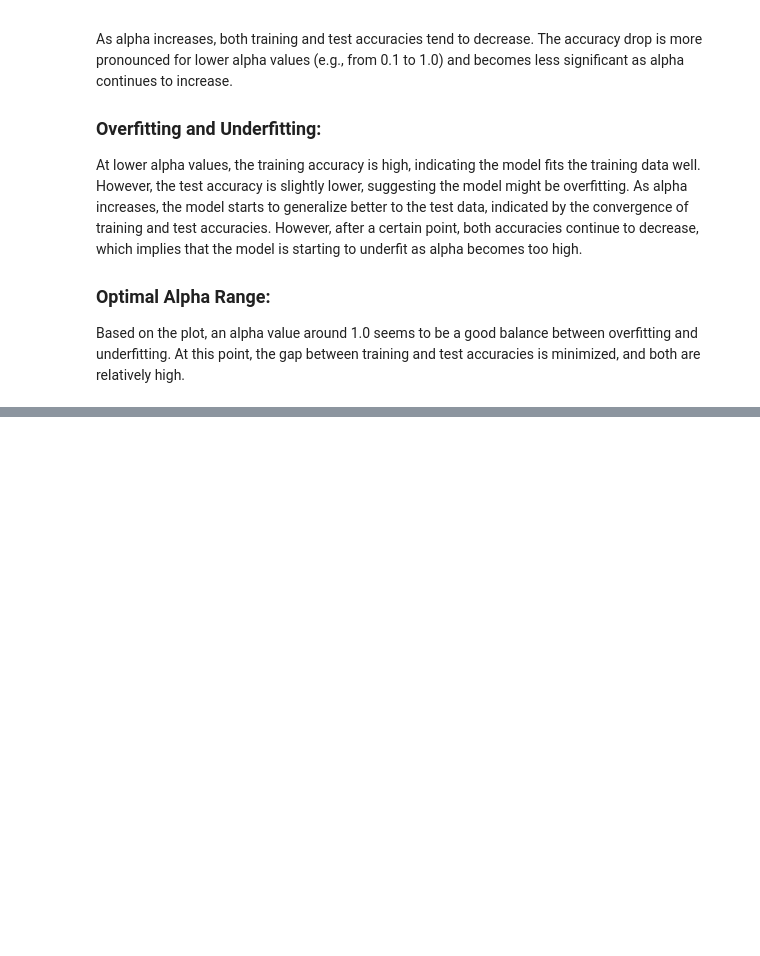
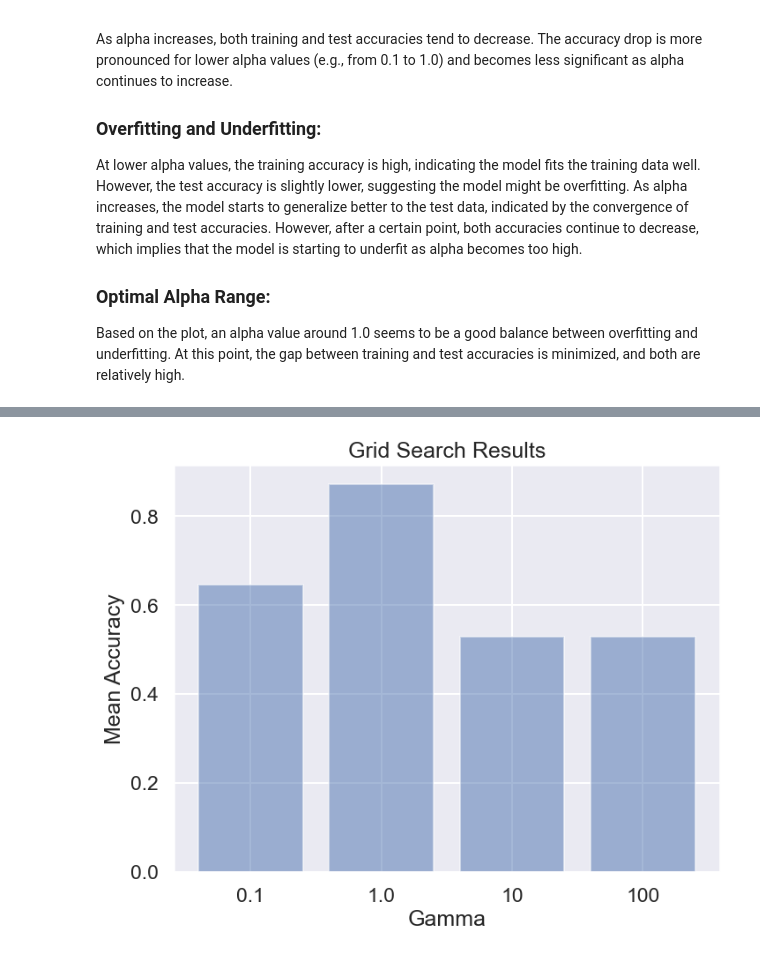
Before and after one commit to OgnjenGligoric/spam-ham-classifier, a Jupyter notebook: app.ipynb, the cells around one changed output, grey strips where cells are left out. Saved outputs shown, nothing was run; the diff lists cells and outputs as text; code cells hidden in the pictures; blank space fills up the shorter version.

Commit message:
svc param tuning

```diff
--- a/app.ipynb
+++ b/app.ipynb
@@ -206,0 +238,10 @@ Based on the plot, an alpha value around 1.0 seems to be a good balance between
+# %%
+from sklearn.model_selection import GridSearchCV
+from sklearn.preprocessing import StandardScaler
+import numpy as np
+
+param_grid = {"gamma": [0.1, 1.0, 10, 100]}
+svc = SVC()
+grid_search = GridSearchCV(SVC(), param_grid, verbose=2)
+grid_search.fit(X_train[:500], Y_train[:500])
+best_svc = grid_search.best_estimator_
@@ -206,0 +266,15 @@ Based on the plot, an alpha value around 1.0 seems to be a good balance between
+# %%
+results = grid_search.cv_results_
+gammas = param_grid['gamma']
+mean_scores = results['mean_test_score']
+
+fig, ax = plt.subplots(figsize=(8, 6))
+ax.bar(np.arange(len(gammas)), mean_scores, align='center', alpha=0.5)
+ax.set_xticks(np.arange(len(gammas)))
+ax.set_xticklabels(gammas)
+ax.set_xlabel('Gamma')
+ax.set_ylabel('Mean Accuracy')
+ax.set_title('Grid Search Results')
+plt.show()
+# %% [output]
+[figure, added]
```
Also changed, not shown: parts of 17 cells of this notebook, 1 other file.
